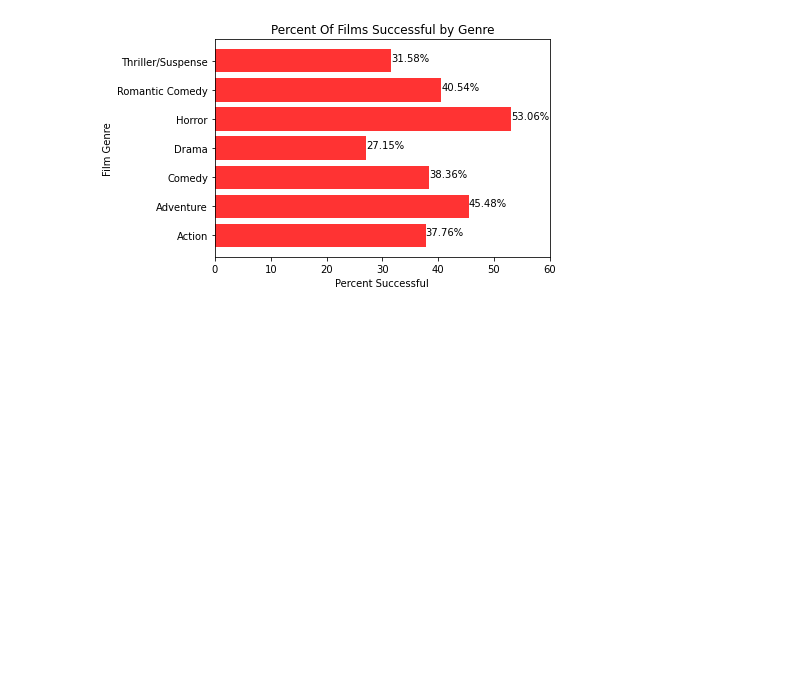
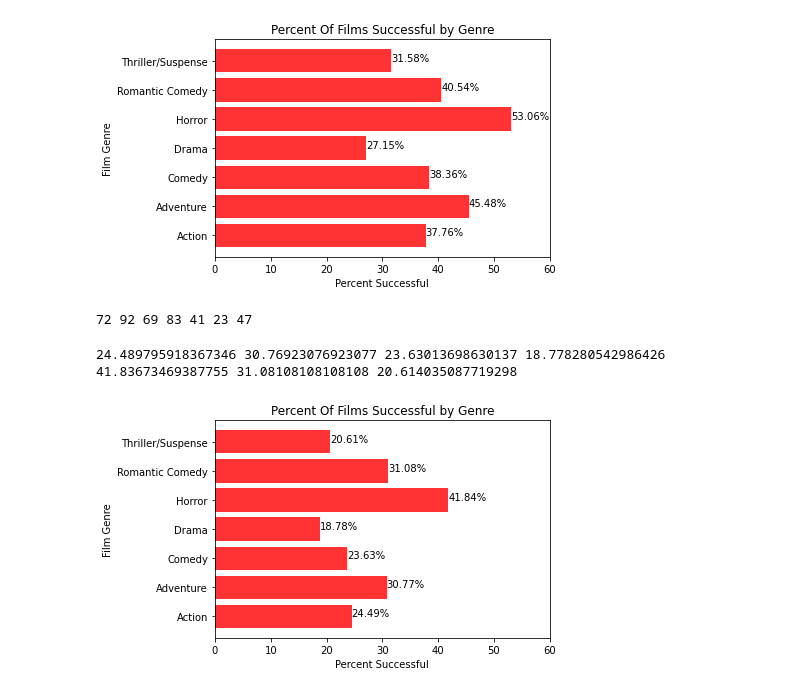
Before and after one commit to cspence001/Boxoffice_Project, a Jupyter notebook: analysis_ROI success tests.ipynb, the cells around one changed output. Drawn from its saved outputs; the diff is of its cells as text; code cells hidden in the pictures; blank space fills up the shorter version.

Commit message:
pushing ROI analysis by genre with 2 theorized values

```diff
--- a/analysis_ROI success tests.ipynb
+++ b/analysis_ROI success tests.ipynb
@@ -130,6 +130,57 @@ for index, value in enumerate(genre_pcts):
     plt.text(value, index, "{:.2f}%".format(value))
 # %% [output]
 [figure]
+# %%
+successful_df2 = combined_df.loc[combined_df["ROI"] >= 3.73]
+# %%
+#totals of successful films per genre
+action_success2 = len(successful_df2.loc[successful_df2["genre"]== "Action"])
+adventure_success2 = len(successful_df2.loc[successful_df2["genre"]== "Adventure"])
+comedy_success2 = len(successful_df2.loc[successful_df2["genre"]== "Comedy"])
+drama_success2 = len(successful_df2.loc[successful_df2["genre"]== "Drama"])
+horror_success2 = len(successful_df2.loc[successful_df2["genre"]== "Horror"])
+romantic_success2 = len(successful_df2.loc[successful_df2["genre"]== "Romantic Comedy"])
+thriller_success2 = len(successful_df2.loc[successful_df2["genre"]== "Thriller/Suspense"])
+
+print(action_success2, adventure_success2, comedy_success2, drama_success2,
+      horror_success2, romantic_success2, thriller_success2)
+# %% [output]
+72 92 69 83 41 23 47
+# %%
+#calculating for percentage of total successful films per genre
+pct_action2 = (action_success2/action_total)*100
+pct_adventure2 = (adventure_success2/adventure_total)*100
+pct_comedy2 = (comedy_success2/comedy_total)*100
+pct_drama2 = (drama_success2/drama_total)*100
+pct_horror2 = (horror_success2/horror_total)*100
+pct_romcom2 = (romantic_success2/romantic_total)*100
+pct_thriller2 = (thriller_success2/thriller_total)*100
+
+print(pct_action2, pct_adventure2, pct_comedy2, pct_drama2, pct_horror2, pct_romcom2, pct_thriller2)
+# %% [output]
+24.489795918367346 30.76923076923077 23.63013698630137 18.778280542986426 41.83673469387755 31.08108108108108 20.614035087719298
+# %%
+#plotting ROI success by Genre
+genre_pcts2 = [pct_action2, pct_adventure2, pct_comedy2, pct_drama2, pct_horror2, pct_romcom2, pct_thriller2]
+
+y_axis = np.arange(len(genre_pcts2))
+
+plt.barh(y_axis, genre_pcts2, color='r', alpha=0.8, align="center")
+tick_locations = [value for value in y_axis]
+
+plt.yticks(tick_locations, ["Action", "Adventure", "Comedy", "Drama", "Horror",
+                            "Romantic Comedy", "Thriller/Suspense"], rotation=0)
+
+plt.title("Percent Of Films Successful by Genre")
+plt.ylabel("Film Genre")
+plt.xlabel("Percent Successful")
+
+plt.xlim([0, 60])
+
+for index, value in enumerate(genre_pcts2):
+    plt.text(value, index, "{:.2f}%".format(value))
+# %% [output]
+[figure, added]
 # %%
 #top 50
 top_fifty = successful_df.sort_values("ROI", ascending=False)
```
Also changed, not shown: parts of 1 cell of this notebook, 1 other file.
